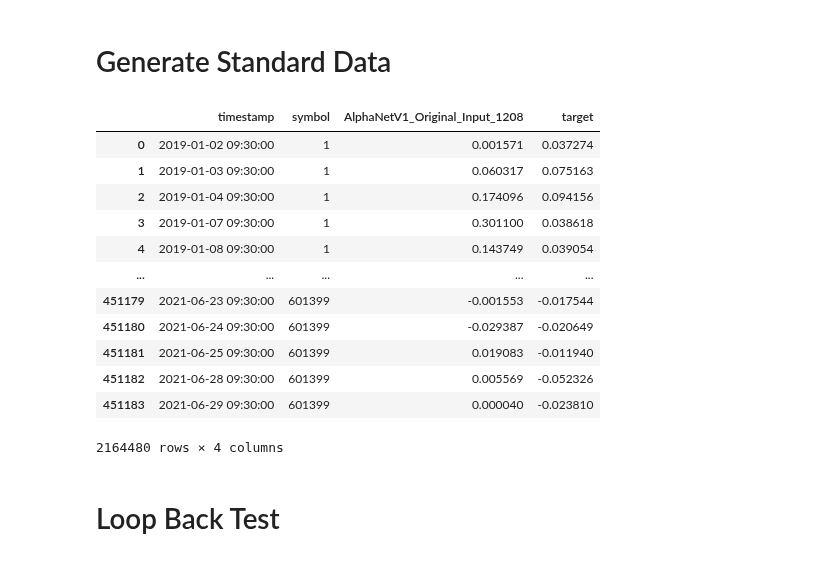
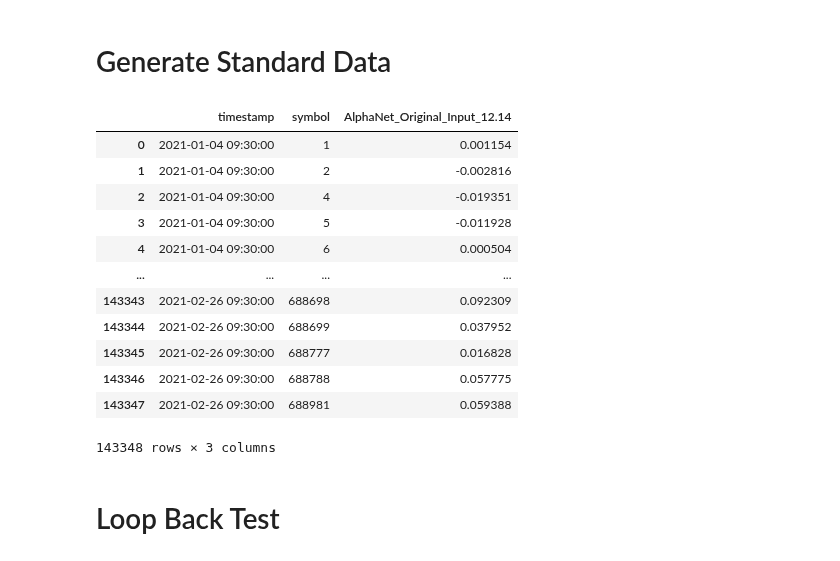
Before and after one commit to June24-Wu/Shannon, a Jupyter notebook: NoteBook/Loopback.ipynb, the cells around one changed output. Drawn from its saved outputs; the diff is of its cells as text; code cells hidden in the pictures.

```diff
--- a/NoteBook/Loopback.ipynb
+++ b/NoteBook/Loopback.ipynb
@@ -1,7 +1,7 @@
 # %% [markdown]
 # Generate Standard Data
 # %%
-alpha_name = "AlphaNetV1_Original_Input_1208"
+alpha_name = 'AlphaNet_Original_Input_12.14'
 path = "/home/wuwenjun/Alpha_Factor/" + alpha_name + "/result/"
 output_path = r'/home/wuwenjun/factor_lib/ti0/wuwenjun'
 # %%
@@ -24,28 +24,27 @@ from tqdm import tqdm
 # %%
 # 生成标准数据
 df = pd.DataFrame()
 for f, _, i in walk(path):
     for j in tqdm(i):
-        df = pd.concat([df,pd.read_csv(f + "/" + j)],axis=0)
-df.rename(columns={'AlphaNet': alpha_name}, inplace=True)
+        df = pd.concat([df,pd.read_parquet(f + "/" + j)],axis=0)
 df['timestamp'] = pd.to_datetime(df['timestamp'].astype(str))
 display(df)
 # output
-convert_to_standard_daily_feature_csv(alpha_name, df.drop("target",axis=1), output_path)
+convert_to_standard_daily_feature_csv(alpha_name, df, output_path)
 # %% [output]
-|  | timestamp | symbol | AlphaNetV1_Original_Input_1208 | target |
-| 0 | 2019-01-02 09:30:00 | 1 | 0.001571 | 0.037274 |
-| 1 | 2019-01-03 09:30:00 | 1 | 0.060317 | 0.075163 |
-| 2 | 2019-01-04 09:30:00 | 1 | 0.174096 | 0.094156 |
-| 3 | 2019-01-07 09:30:00 | 1 | 0.301100 | 0.038618 |
-| 4 | 2019-01-08 09:30:00 | 1 | 0.143749 | 0.039054 |
-| ... | ... | ... | ... | ... |
-| 451179 | 2021-06-23 09:30:00 | 601399 | -0.001553 | -0.017544 |
-| 451180 | 2021-06-24 09:30:00 | 601399 | -0.029387 | -0.020649 |
-| 451181 | 2021-06-25 09:30:00 | 601399 | 0.019083 | -0.011940 |
-| 451182 | 2021-06-28 09:30:00 | 601399 | 0.005569 | -0.052326 |
-| 451183 | 2021-06-29 09:30:00 | 601399 | 0.000040 | -0.023810 |
+|  | timestamp | symbol | AlphaNet_Original_Input_12.14 |
+| 0 | 2021-01-04 09:30:00 | 1 | 0.001154 |
+| 1 | 2021-01-04 09:30:00 | 2 | -0.002816 |
+| 2 | 2021-01-04 09:30:00 | 4 | -0.019351 |
+| 3 | 2021-01-04 09:30:00 | 5 | -0.011928 |
+| 4 | 2021-01-04 09:30:00 | 6 | 0.000504 |
+| ... | ... | ... | ... |
+| 143343 | 2021-02-26 09:30:00 | 688698 | 0.092309 |
+| 143344 | 2021-02-26 09:30:00 | 688699 | 0.037952 |
+| 143345 | 2021-02-26 09:30:00 | 688777 | 0.016828 |
+| 143346 | 2021-02-26 09:30:00 | 688788 | 0.057775 |
+| 143347 | 2021-02-26 09:30:00 | 688981 | 0.059388 |
-2164480 rows × 4 columns
+143348 rows × 3 columns
 # %% [markdown]
 # Loop Back Test
 # %%
```
Also changed, not shown: parts of 3 cells of this notebook, 2 other files.
